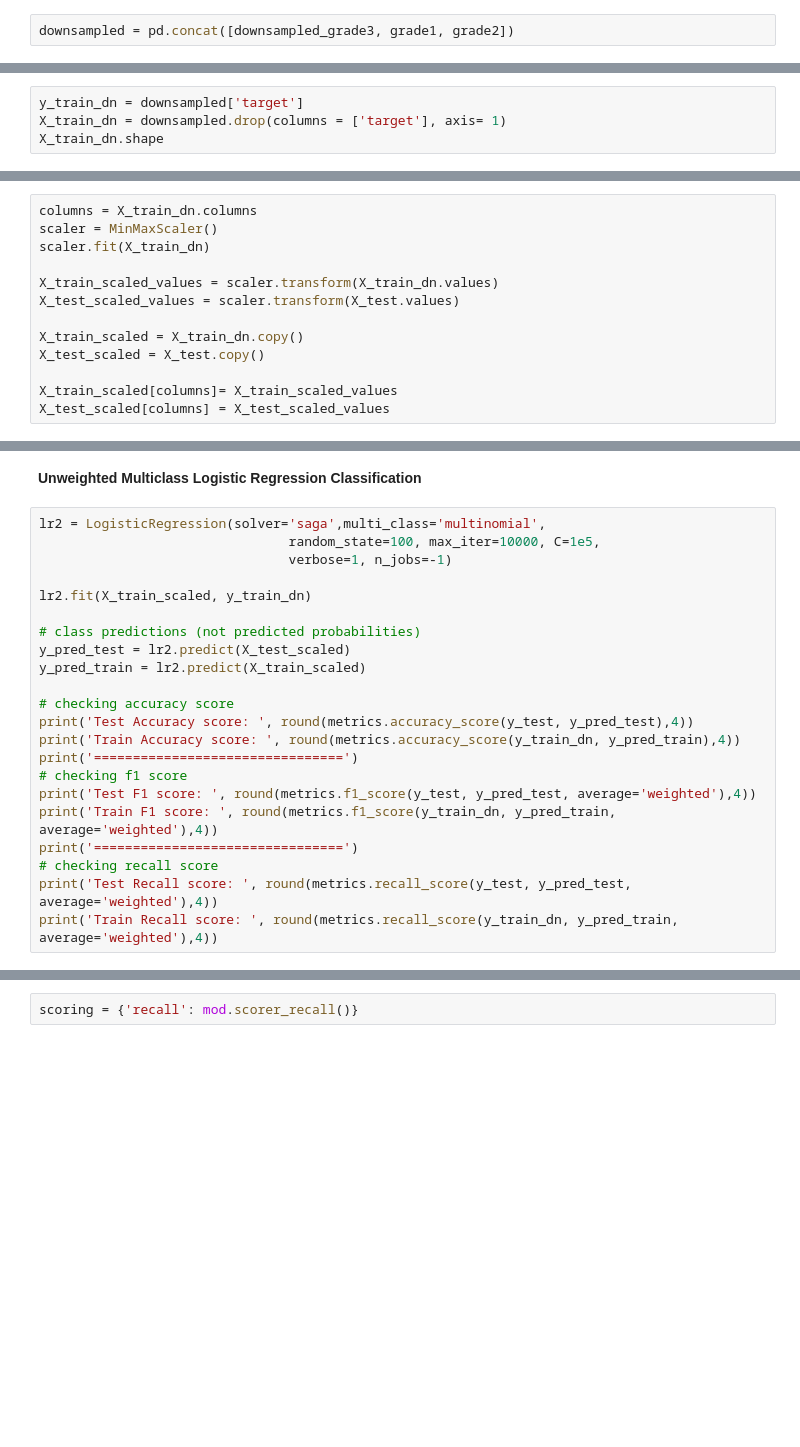
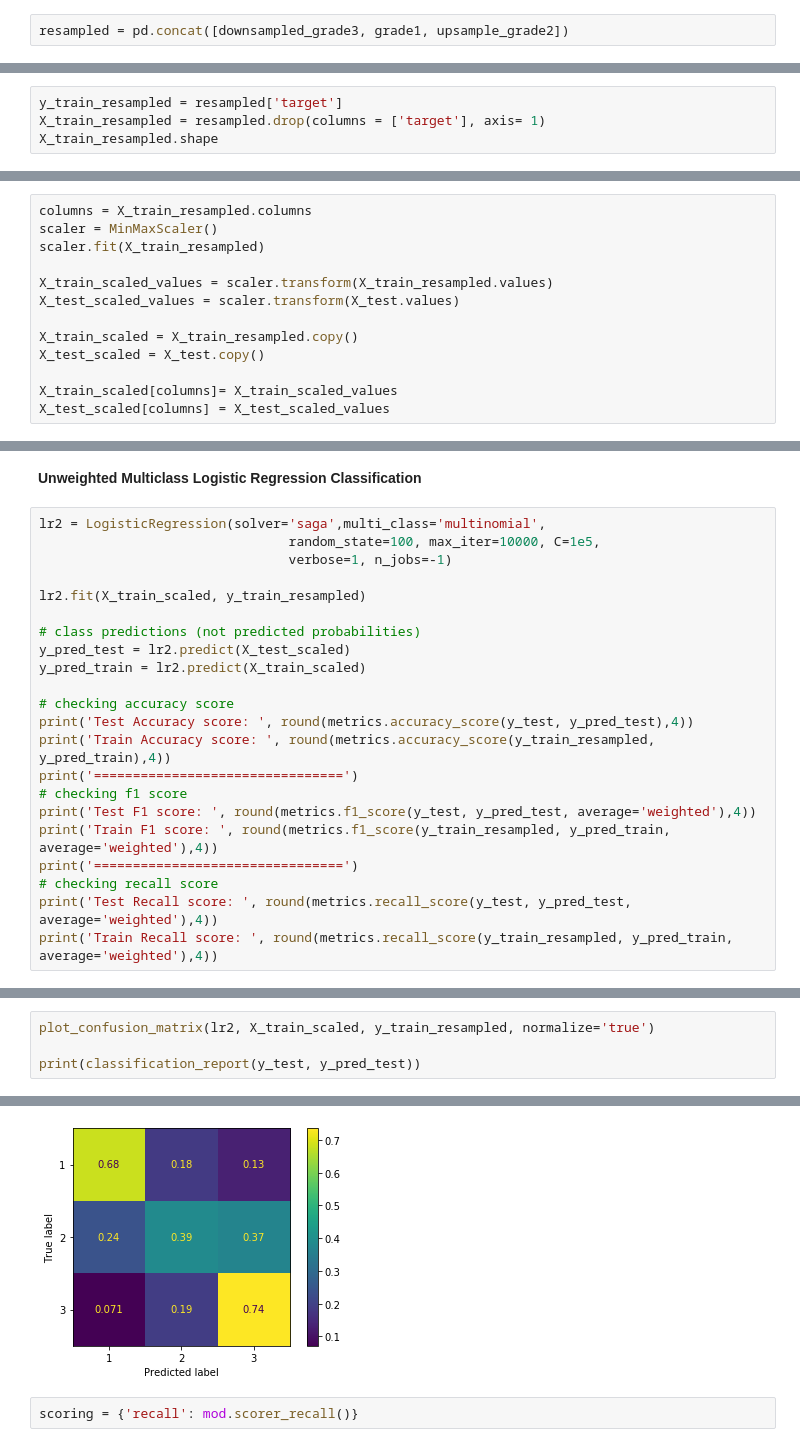
Before and after one commit to Yeshi341/structural_damage_from_earthquake, a Jupyter notebook: logistic_regression.ipynb, the cells around one changed output, grey strips where cells are left out. Cells and saved outputs as stored; diff of their text form; blank space fills up the shorter version.

```diff
--- a/logistic_regression.ipynb
+++ b/logistic_regression.ipynb
@@ -246,3 +266,3 @@ downsampled_grade3.shape
 # %%
-downsampled = pd.concat([downsampled_grade3, grade1, grade2])
+resampled = pd.concat([downsampled_grade3, grade1, upsample_grade2])
 # %%
@@ -254,6 +274,6 @@ round(downsampled['target'].value_counts(normalize=True)*100,2)
 Name: target, dtype: float64
 # %%
-y_train_dn = downsampled['target']
-X_train_dn = downsampled.drop(columns = ['target'], axis= 1)
-X_train_dn.shape
+y_train_resampled = resampled['target']
+X_train_resampled = resampled.drop(columns = ['target'], axis= 1)
+X_train_resampled.shape
 # %% [output]
@@ -261,14 +283,14 @@ X_train_dn.shape
 # %% [markdown]
 ## Standardizing train and test
 # %%
-columns = X_train_dn.columns
+columns = X_train_resampled.columns
 scaler = MinMaxScaler()
-scaler.fit(X_train_dn)
+scaler.fit(X_train_resampled)
 
-X_train_scaled_values = scaler.transform(X_train_dn.values)
+X_train_scaled_values = scaler.transform(X_train_resampled.values)
 X_test_scaled_values = scaler.transform(X_test.values)
 
-X_train_scaled = X_train_dn.copy()
+X_train_scaled = X_train_resampled.copy()
 X_test_scaled = X_test.copy()
 
 X_train_scaled[columns]= X_train_scaled_values
@@ -282,7 +304,7 @@ lr2 = LogisticRegression(solver='saga',multi_class='multinomial',
                                 random_state=100, max_iter=10000, C=1e5,
                                 verbose=1, n_jobs=-1)
 
-lr2.fit(X_train_scaled, y_train_dn)
+lr2.fit(X_train_scaled, y_train_resampled)
 
 # class predictions (not predicted probabilities)
 y_pred_test = lr2.predict(X_test_scaled)
@@ -290,14 +312,14 @@ y_pred_train = lr2.predict(X_train_scaled)
 
 # checking accuracy score
 print('Test Accuracy score: ', round(metrics.accuracy_score(y_test, y_pred_test),4))
-print('Train Accuracy score: ', round(metrics.accuracy_score(y_train_dn, y_pred_train),4))
+print('Train Accuracy score: ', round(metrics.accuracy_score(y_train_resampled, y_pred_train),4))
 print('================================')
 # checking f1 score
 print('Test F1 score: ', round(metrics.f1_score(y_test, y_pred_test, average='weighted'),4))
-print('Train F1 score: ', round(metrics.f1_score(y_train_dn, y_pred_train, average='weighted'),4))
+print('Train F1 score: ', round(metrics.f1_score(y_train_resampled, y_pred_train, average='weighted'),4))
 print('================================')
 # checking recall score
 print('Test Recall score: ', round(metrics.recall_score(y_test, y_pred_test, average='weighted'),4))
-print('Train Recall score: ', round(metrics.recall_score(y_train_dn, y_pred_train, average='weighted'),4))
+print('Train Recall score: ', round(metrics.recall_score(y_train_resampled, y_pred_train, average='weighted'),4))
 # %% [output]
 [Parallel(n_jobs=-1)]: Using backend ThreadingBackend with 4 concurrent workers.
@@ -339,0 +338,5 @@ weighted avg       0.63      0.69      0.64    304843
+# %%
+plot_confusion_matrix(lr2, X_train_scaled, y_train_resampled, normalize='true')
+
+print(classification_report(y_test, y_pred_test))
+# %% [output]
@@ -340,3 +352,4 @@ weighted avg       0.63      0.69      0.64    304843
+[figure, added]
 # %%
 scoring = {'recall': mod.scorer_recall()}
 # %%
```
Also changed, not shown: parts of 47 cells of this notebook.
